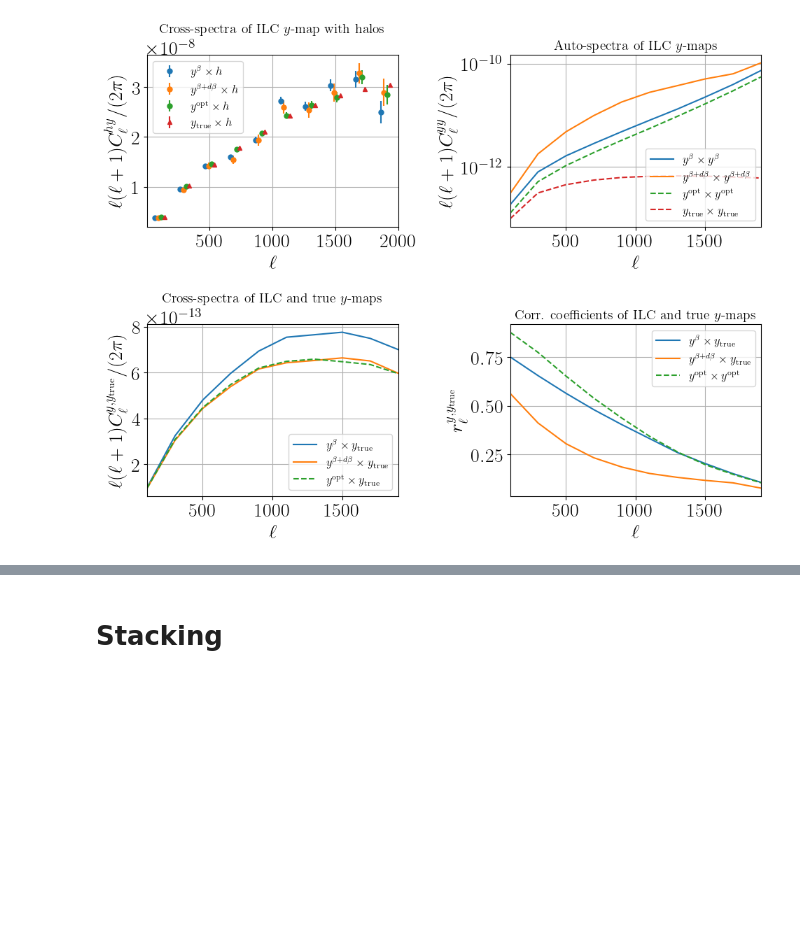
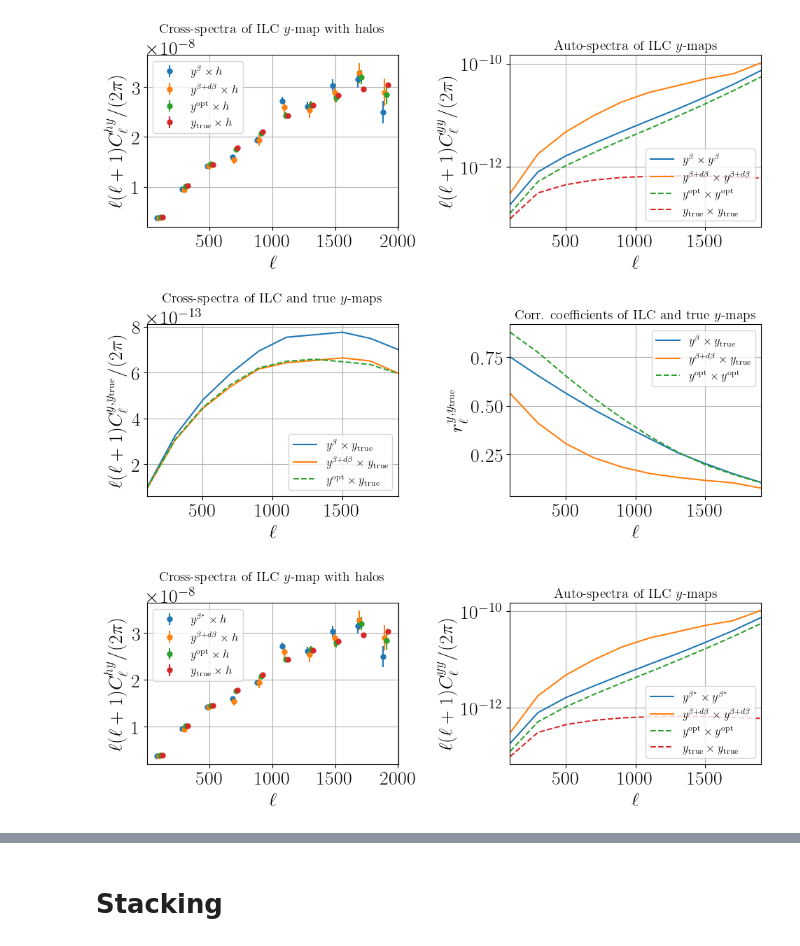
Before and after one commit to kmsurrao/CIB-deproj, a Jupyter notebook: paper_plots.ipynb, the cells around one changed output, grey strips where cells are left out. Saved outputs shown, nothing was run; the diff lists cells and outputs as text; code cells hidden in the pictures; blank space fills up the shorter version.

```diff
--- a/paper_plots.ipynb
+++ b/paper_plots.ipynb
@@ -179,20 +179,21 @@ for n, ax in enumerate(axs):
     plt.axes(ax)
     if n==0:
         markersize = 5
-        offset = 25
+        offset = 15
         hxy_beta_cov = harmonic_space_cov(hh, y_betaxy_beta, hxy_beta)
         hxy_beta_dbeta_cov = harmonic_space_cov(hh, y_beta_dbetaxy_beta_dbeta, hxy_beta_dbeta)
         hxyopt_cov = harmonic_space_cov(hh, yoptxyopt, yoptxh)
         hxytrue_cov = harmonic_space_cov(hh, ytruexytrue, hxytrue)
-        plt.errorbar(mean_ells-offset//2-offset, to_dl*hxy_beta, yerr=to_dl*np.sqrt(np.diag(hxy_beta_cov)), label=r'$y^{\beta} \times h$', fmt='o', markersize=markersize)
-        plt.errorbar(mean_ells-offset//2, to_dl*hxy_beta_dbeta, yerr=to_dl*np.sqrt(np.diag(hxy_beta_dbeta_cov)), label=r'$y^{\beta + d\beta} \times h$', fmt='o', markersize=markersize)
-        plt.errorbar(mean_ells+offset//2, to_dl*yoptxh, yerr=to_dl*np.sqrt(np.diag(hxyopt_cov)), label=r'$y^{\rm opt} \times h$', fmt='o', markersize=markersize)
-        plt.errorbar(mean_ells+offset//2+offset, to_dl*hxytrue, yerr=to_dl*np.sqrt(np.diag(hxytrue_cov)), label=r'$y_{\rm true} \times h$', fmt='^', markersize=markersize)
+        fmt = 'o'
+        plt.errorbar(mean_ells-offset//2-offset, to_dl*hxy_beta, yerr=to_dl*np.sqrt(np.diag(hxy_beta_cov)), label=r'$y^{\beta} \times h$', fmt=fmt, markersize=markersize)
+        plt.errorbar(mean_ells-offset//2, to_dl*hxy_beta_dbeta, yerr=to_dl*np.sqrt(np.diag(hxy_beta_dbeta_cov)), label=r'$y^{\beta + d\beta} \times h$', fmt=fmt, markersize=markersize)
+        plt.errorbar(mean_ells+offset//2, to_dl*yoptxh, yerr=to_dl*np.sqrt(np.diag(hxyopt_cov)), label=r'$y^{\rm opt} \times h$', fmt=fmt, markersize=markersize)
+        plt.errorbar(mean_ells+offset//2+offset, to_dl*hxytrue, yerr=to_dl*np.sqrt(np.diag(hxytrue_cov)), label=r'$y_{\rm true} \times h$', fmt=fmt, markersize=markersize)
         plt.legend(fontsize=12)
         plt.xlabel(r'$\ell$')
         plt.ylabel(r'$\ell(\ell+1)C_\ell^{hy}/(2\pi)$')
         plt.grid()
-        plt.xlim(ellmin, ellmax)
+        plt.xlim(2, ellmax+1)
         plt.title(r'Cross-spectra of ILC $y$-map with halos', fontsize=14)
     elif n==1:
         plt.plot(mean_ells, to_dl*y_betaxy_beta, label=r'$y^{\beta} \times y^{\beta}$')
@@ -232,4 +233,46 @@ if save:
     plt.savefig(f'{save_dir}/dbeta_comparison.pdf', bbox_inches='tight')
 # %% [output]
 [figure]
+# %%
+to_dl = mean_ells*(mean_ells+1)/2/np.pi
+fig, axs = plt.subplots(1,2, figsize=(10,4))
+axs = axs.flatten()
+for n, ax in enumerate(axs):
+    plt.axes(ax)
+    if n==0:
+        markersize = 5
+        offset = 15
+        hxy_beta_cov = harmonic_space_cov(hh, y_betaxy_beta, hxy_beta)
+        hxy_beta_dbeta_cov = harmonic_space_cov(hh, y_beta_dbetaxy_beta_dbeta, hxy_beta_dbeta)
+        hxyopt_cov = harmonic_space_cov(hh, yoptxyopt, yoptxh)
+        hxytrue_cov = harmonic_space_cov(hh, ytruexytrue, hxytrue)
+        fmt = 'o'
+        plt.errorbar(mean_ells-offset//2-offset, to_dl*hxy_beta, yerr=to_dl*np.sqrt(np.diag(hxy_beta_cov)), label=r'$y^{\beta^*} \times h$', fmt=fmt, markersize=markersize)
+        plt.errorbar(mean_ells-offset//2, to_dl*hxy_beta_dbeta, yerr=to_dl*np.sqrt(np.diag(hxy_beta_dbeta_cov)), label=r'$y^{\beta + d\beta} \times h$', fmt=fmt, markersize=markersize)
+        plt.errorbar(mean_ells+offset//2, to_dl*yoptxh, yerr=to_dl*np.sqrt(np.diag(hxyopt_cov)), label=r'$y^{\rm opt} \times h$', fmt=fmt, markersize=markersize)
+        plt.errorbar(mean_ells+offset//2+offset, to_dl*hxytrue, yerr=to_dl*np.sqrt(np.diag(hxytrue_cov)), label=r'$y_{\rm true} \times h$', fmt=fmt, markersize=markersize)
+        plt.legend(fontsize=12)
+        plt.xlabel(r'$\ell$')
+        plt.ylabel(r'$\ell(\ell+1)C_\ell^{hy}/(2\pi)$')
+        plt.grid()
+        plt.xlim(2, ellmax+1)
+        plt.title(r'Cross-spectra of ILC $y$-map with halos', fontsize=14)
+    elif n==1:
+        plt.plot(mean_ells, to_dl*y_betaxy_beta, label=r'$y^{\beta^*} \times y^{\beta^*}$')
+        plt.plot(mean_ells, to_dl*y_beta_dbetaxy_beta_dbeta, label=r'$y^{\beta + d\beta} \times y^{\beta + d\beta}$')
+        plt.plot(mean_ells, to_dl*yoptxyopt, label=r'$y^{\rm opt} \times y^{\rm opt}$', linestyle='dashed')
+        plt.plot(mean_ells, to_dl*ytruexytrue, label=r'$y_{\rm true} \times y_{\rm true}$', linestyle='dashed')
+        plt.legend(fontsize=12)
+        plt.xlabel(r'$\ell$')
+        plt.ylabel(r'$\ell(\ell+1)C_\ell^{yy}/(2\pi)$')
+        plt.grid()
+        plt.xlim(mean_ells[0], mean_ells[-1])
+        plt.yscale('log')
+        plt.title(r'Auto-spectra of ILC $y$-maps', fontsize=14)
+plt.tight_layout()
+
+if save:
+    plt.savefig(f'{save_dir}/dbeta_comparison.pdf', bbox_inches='tight')
+# %% [output]
+[figure, added]
 # %%
```
Also changed, not shown: parts of 18 cells of this notebook, 8 other files.
